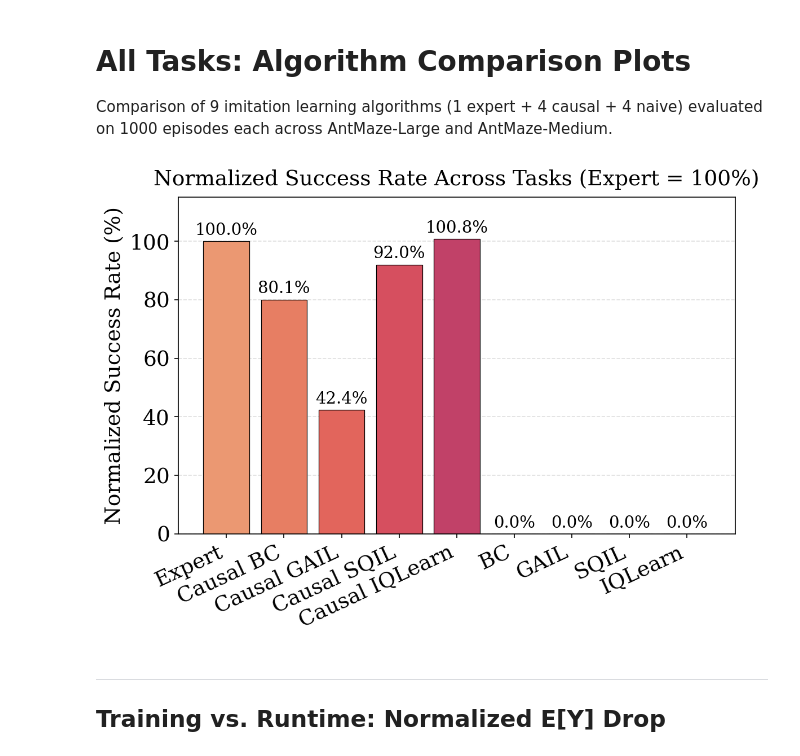
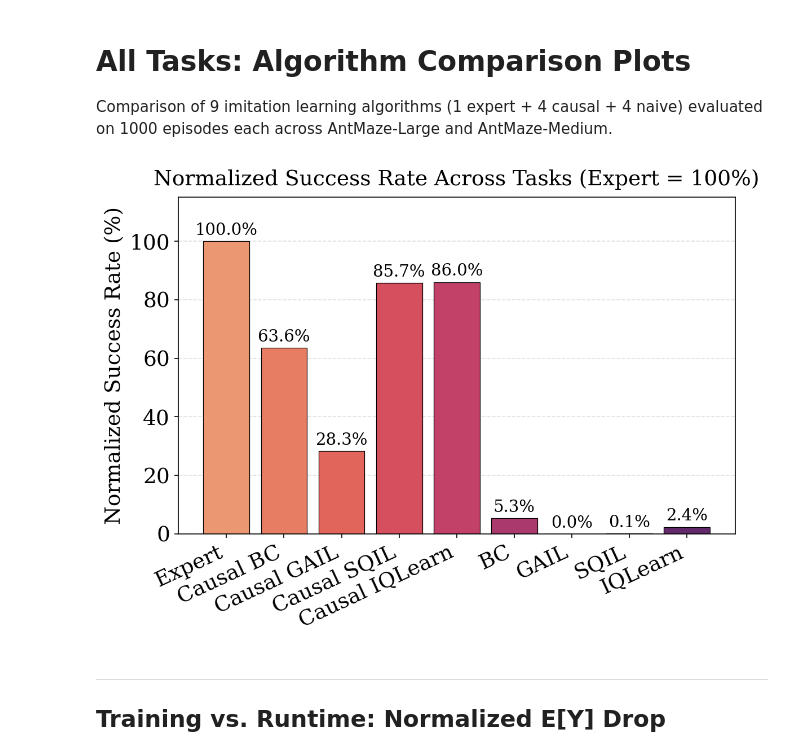
Before and after one commit to CausalAILab/Causal-RL, a Jupyter notebook: examples/experiments/plots_all.ipynb, the cells around one changed output. Drawn from its saved outputs; the diff is of its cells as text; code cells hidden in the pictures.

Commit message:
updated success rate avg plot with hummed

```diff
--- a/examples/experiments/plots_all.ipynb
+++ b/examples/experiments/plots_all.ipynb
@@ -209,6 +209,29 @@ antmed_colors = [
     '#BDE0F5',  # Naive SQIL
     '#D6ECF9',  # Naive IQLearn
 ]
+# %%
+# --- Data extracted from out_test_*.ipynb notebooks (1000 eval episodes each) ---
+
+hummed_algorithms = [
+    'Expert',
+    'Causal BC', 'Causal GAIL', 'Causal SQIL', 'Causal IQLearn',
+    'Naive BC',  'Naive GAIL',  'Naive SQIL',  'Naive IQLearn',
+]
+
+# Success rates and standard errors
+hummed_success_rates = np.array([
+    33.80,  # Expert
+    10.40,  # Causal BC
+     0.00,  # Causal GAIL
+    24.70,  # Causal SQIL
+    19.10,  # Causal IQLearn
+     5.40,  # Naive BC
+     0.00,  # Naive GAIL
+     0.10,  # Naive SQIL
+     2.40,  # Naive IQLearn
+])
+
+x = np.arange(len(antlarge_algorithms))
 # %%
 # --- Normalized Success Rate: Expert = 100% per task, then average across tasks ---
 
@@ -217,35 +240,36 @@ algo_names = [
     'Expert',
     'Causal BC', 'Causal GAIL', 'Causal SQIL', 'Causal IQLearn',
     'BC',  'GAIL',  'SQIL',  'IQLearn',
 ]
 
 # Normalize each task's success rates so Expert = 100%
 antlarge_norm = antlarge_success_rates / antlarge_success_rates[0] * 100  # Expert = 100
 antmed_norm   = antmed_success_rates   / antmed_success_rates[0]   * 100  # Expert = 100
+hummed_norm   = hummed_success_rates   / hummed_success_rates[0]   * 100
 
 # Stack and average across tasks
-all_norm = np.vstack([antlarge_norm, antmed_norm])  # (n_tasks, n_algos)
+all_norm = np.vstack([antlarge_norm, antmed_norm, hummed_norm])  # (n_tasks, n_algos)
 avg_norm = all_norm.mean(axis=0)
 
 x_all = np.arange(len(algo_names))
 
 fig, ax = plt.subplots(figsize=(8, 6))
 bars = ax.bar(x_all, avg_norm, color=sns.color_palette("flare", 9), edgecolor='black', linewidth=0.6)
 ax.set_xticks(x_all)
 ax.set_xticklabels(algo_names, rotation=25, ha='right')
 ax.set_ylabel('Normalized Success Rate (%)')
 ax.set_title('Normalized Success Rate Across Tasks (Expert = 100%)', pad=10)
 for bar, v in zip(bars, avg_norm):
     ax.text(bar.get_x() + bar.get_width()/2, v + 1.0, f'{v:.1f}%',
             ha='center', va='bottom', fontsize=14)
 ax.set_ylim(0, 115)
 ax.yaxis.grid(True, linestyle='--', alpha=0.4)
 ax.set_axisbelow(True)
 plt.tight_layout()
 fig.savefig(f'{PLOTS_DIR}/normalized_success_rate_avg.pdf', dpi=300, bbox_inches='tight')
 plt.show()
 # %% [output]
-[figure, old version]
+[figure, new version]
 # %% [markdown]
 ---
 ## Training vs. Runtime: Normalized E[Y] Drop
```
Also changed, not shown: 1 other file.
